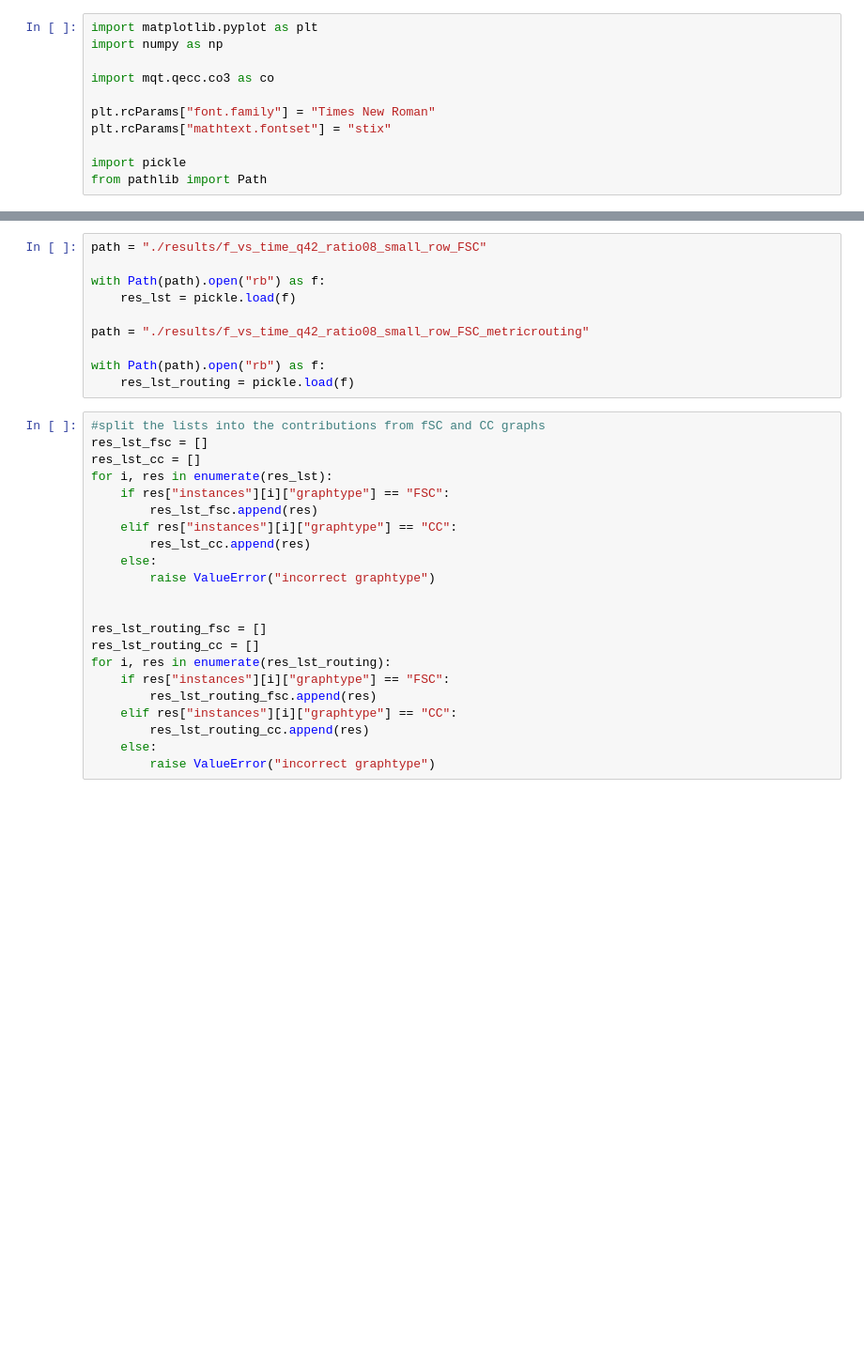
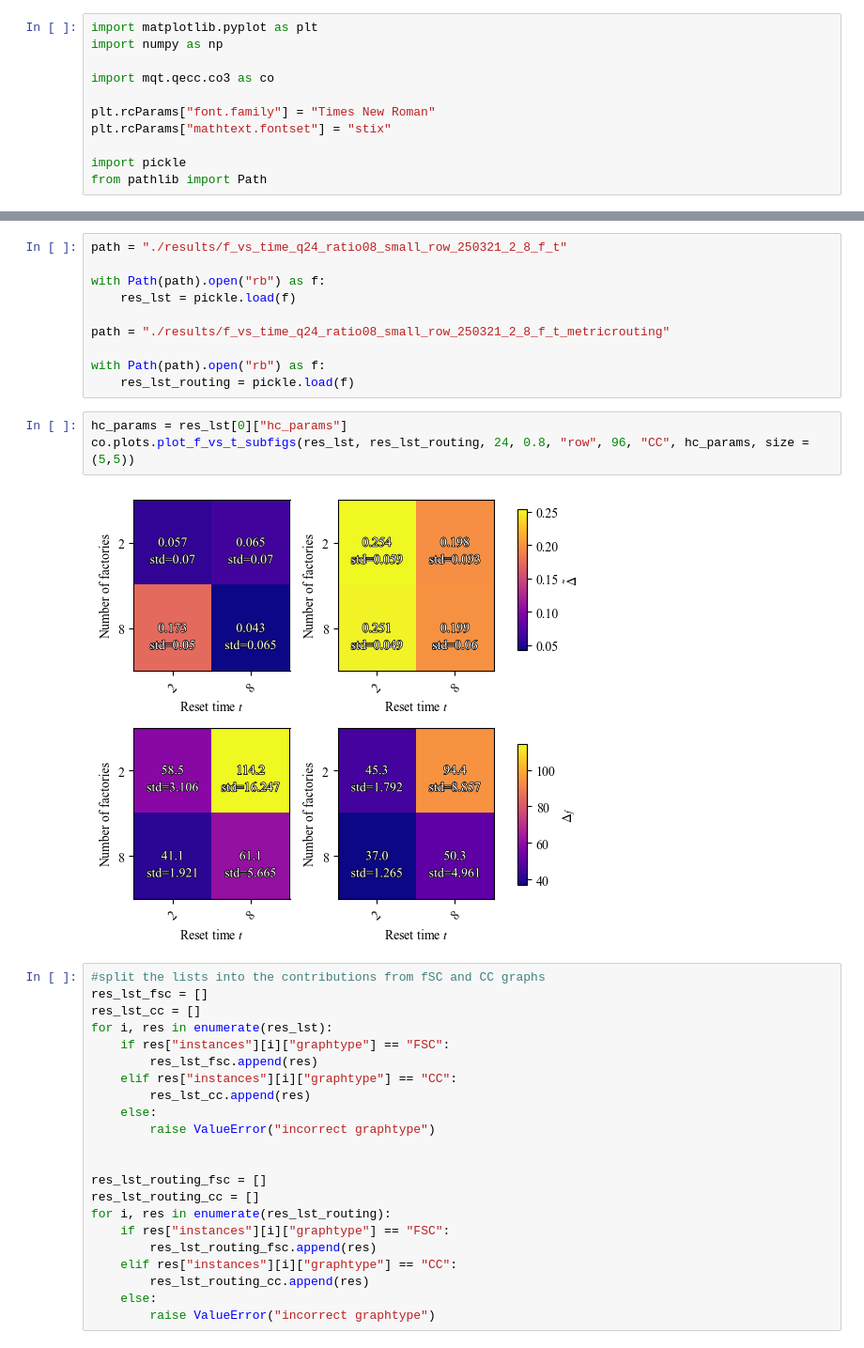
Before and after one commit to LSHerzog/mqt-qecc, a Jupyter notebook: src/mqt/qecc/co3/plots/numerics_summarized.ipynb, the cells around one changed output, grey strips where cells are left out. Shown at 94% size. Saved outputs shown, nothing was run; the diff lists cells and outputs as text; blank space fills up the shorter version.

```diff
--- a/src/mqt/qecc/co3/plots/numerics_summarized.ipynb
+++ b/src/mqt/qecc/co3/plots/numerics_summarized.ipynb
@@ -12,13 +131,18 @@ from pathlib import Path
 # %%
-path = "./results/f_vs_time_q42_ratio08_small_row_FSC"
+path = "./results/f_vs_time_q24_ratio08_small_row_250321_2_8_f_t"
 
 with Path(path).open("rb") as f:
     res_lst = pickle.load(f)
 
-path = "./results/f_vs_time_q42_ratio08_small_row_FSC_metricrouting"
+path = "./results/f_vs_time_q24_ratio08_small_row_250321_2_8_f_t_metricrouting"
 
 with Path(path).open("rb") as f:
     res_lst_routing = pickle.load(f)
+# %%
+hc_params = res_lst[0]["hc_params"]
+co.plots.plot_f_vs_t_subfigs(res_lst, res_lst_routing, 24, 0.8, "row", 96, "CC", hc_params, size = (5,5))
+# %% [output]
+[figure, added]
 # %%
 #split the lists into the contributions from fSC and CC graphs
 res_lst_fsc = []
```
Also changed, not shown: parts of 17 cells of this notebook, 7 other files.
